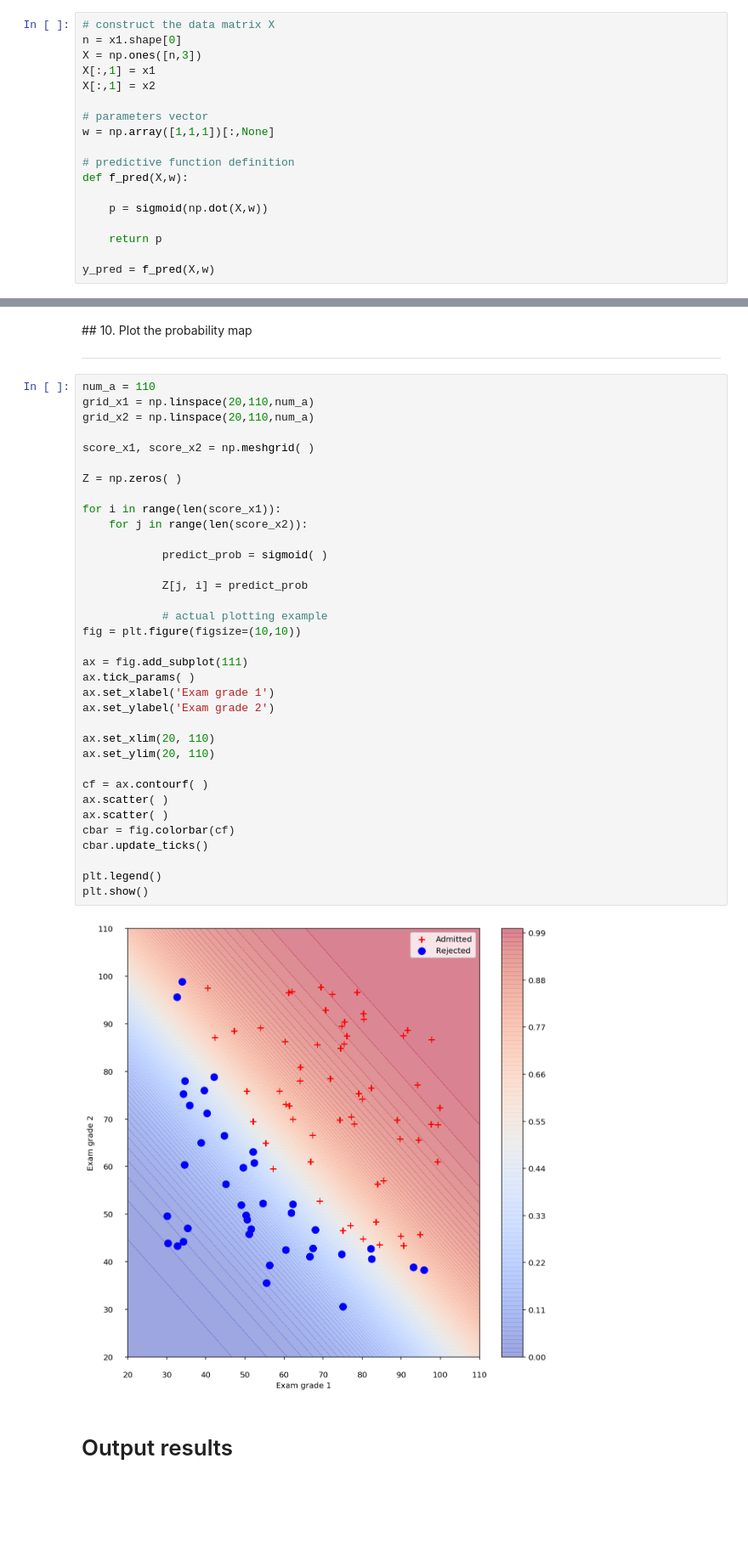
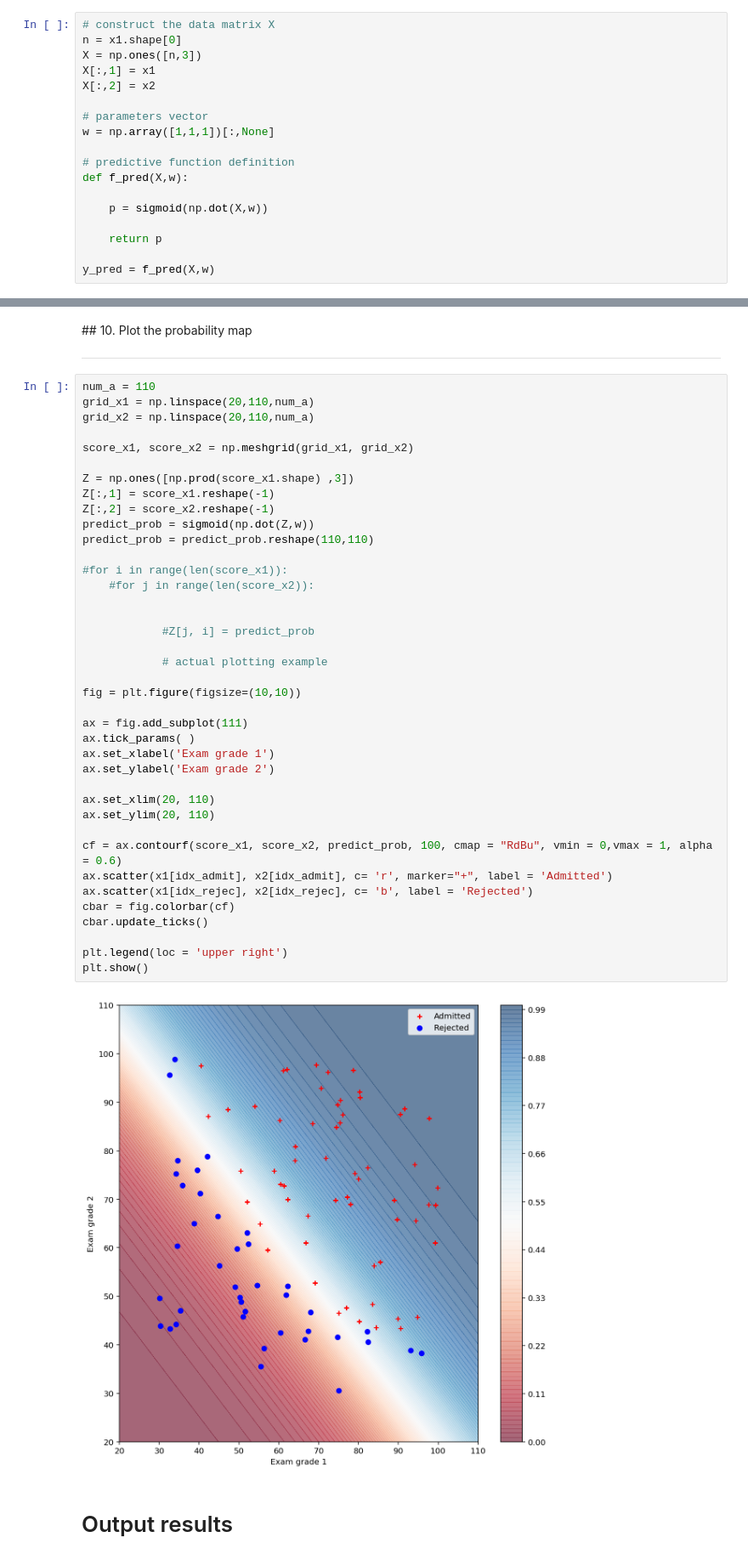
Before and after one commit to yesoly/MachineLearningProject, a Jupyter notebook: Assignment04.ipynb, the cells around one changed output, grey strips where cells are left out. Shown at 85% size. Cells and saved outputs as stored; diff of their text form; blank space fills up the shorter version.

Commit message:
Plot the decision boundary

```diff
--- a/Assignment04.ipynb
+++ b/Assignment04.ipynb
@@ -150,7 +149,7 @@ Use the new function `sigmoid`.
 n = x1.shape[0]
 X = np.ones([n,3])
 X[:,1] = x1
-X[:,1] = x2
+X[:,2] = x2
 
 # parameters vector
 w = np.array([1,1,1])[:,None]
@@ -413,40 +430,44 @@ plt.show()
 # %%
 num_a = 110
 grid_x1 = np.linspace(20,110,num_a)
 grid_x2 = np.linspace(20,110,num_a)
 
-score_x1, score_x2 = np.meshgrid( )
+score_x1, score_x2 = np.meshgrid(grid_x1, grid_x2)
 
-Z = np.zeros( )
+Z = np.ones([np.prod(score_x1.shape) ,3])
+Z[:,1] = score_x1.reshape(-1)
+Z[:,2] = score_x2.reshape(-1)
+predict_prob = sigmoid(np.dot(Z,w))
+predict_prob = predict_prob.reshape(110,110)
 
-for i in range(len(score_x1)):
-    for j in range(len(score_x2)):
+#for i in range(len(score_x1)):
+    #for j in range(len(score_x2)):
 
-            predict_prob = sigmoid( )
 
-            Z[j, i] = predict_prob
+            #Z[j, i] = predict_prob
 
             # actual plotting example
+
 fig = plt.figure(figsize=(10,10))
 
 ax = fig.add_subplot(111)
 ax.tick_params( )
 ax.set_xlabel('Exam grade 1')
 ax.set_ylabel('Exam grade 2')
 
 ax.set_xlim(20, 110)
 ax.set_ylim(20, 110)
 
-cf = ax.contourf( )
-ax.scatter( )
-ax.scatter( )
+cf = ax.contourf(score_x1, score_x2, predict_prob, 100, cmap = "RdBu", vmin = 0,vmax = 1, alpha = 0.6)
+ax.scatter(x1[idx_admit], x2[idx_admit], c= 'r', marker="+", label = 'Admitted')
+ax.scatter(x1[idx_rejec], x2[idx_rejec], c= 'b', label = 'Rejected')
 cbar = fig.colorbar(cf)
 cbar.update_ticks()
 
-plt.legend()
+plt.legend(loc = 'upper right')
 plt.show()
 # %% [output]
-[figure, old version]
+[figure, new version]
 # %% [markdown]
 # Output results
 # %% [markdown]
```
Also changed, not shown: parts of 6 cells of this notebook.
